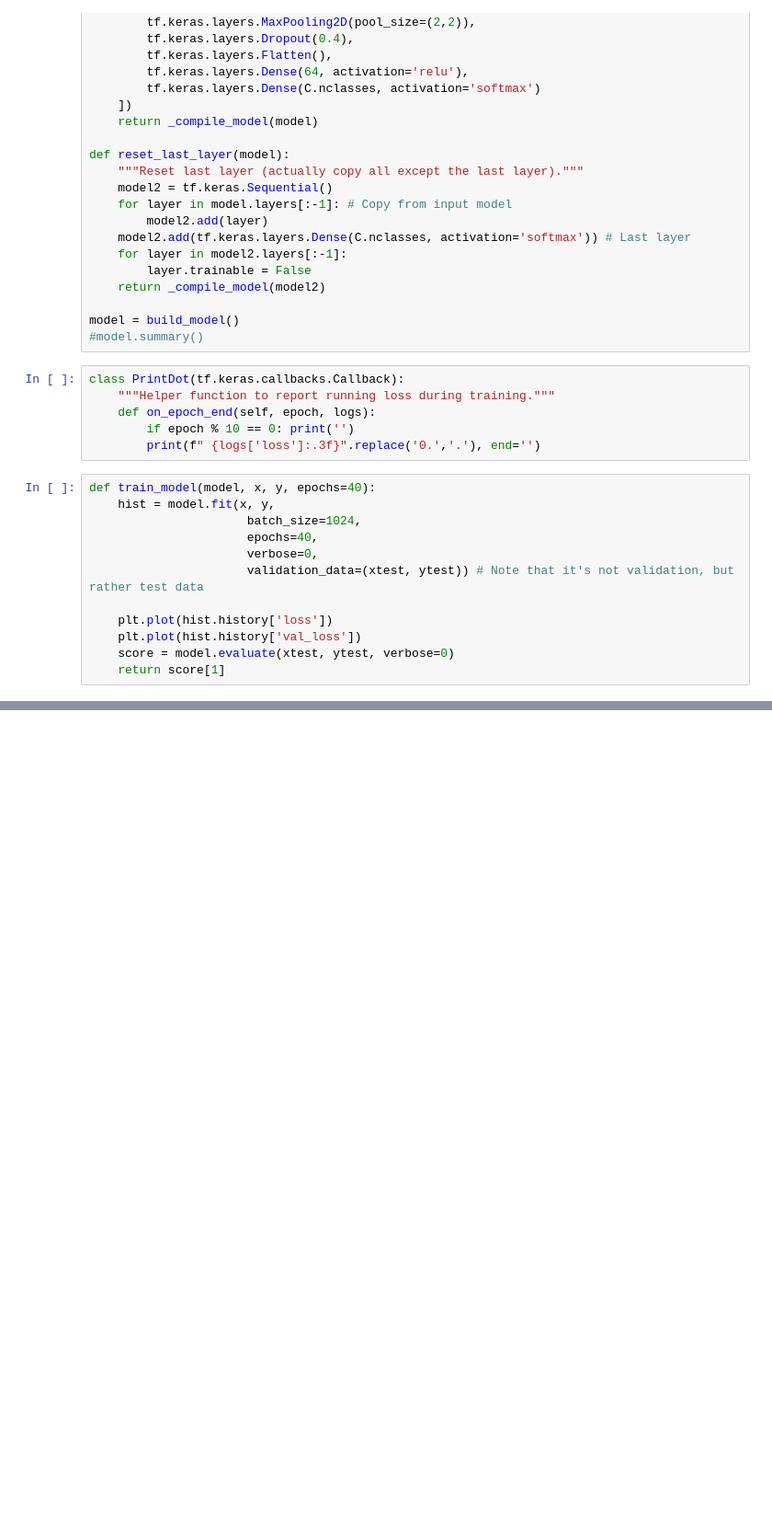
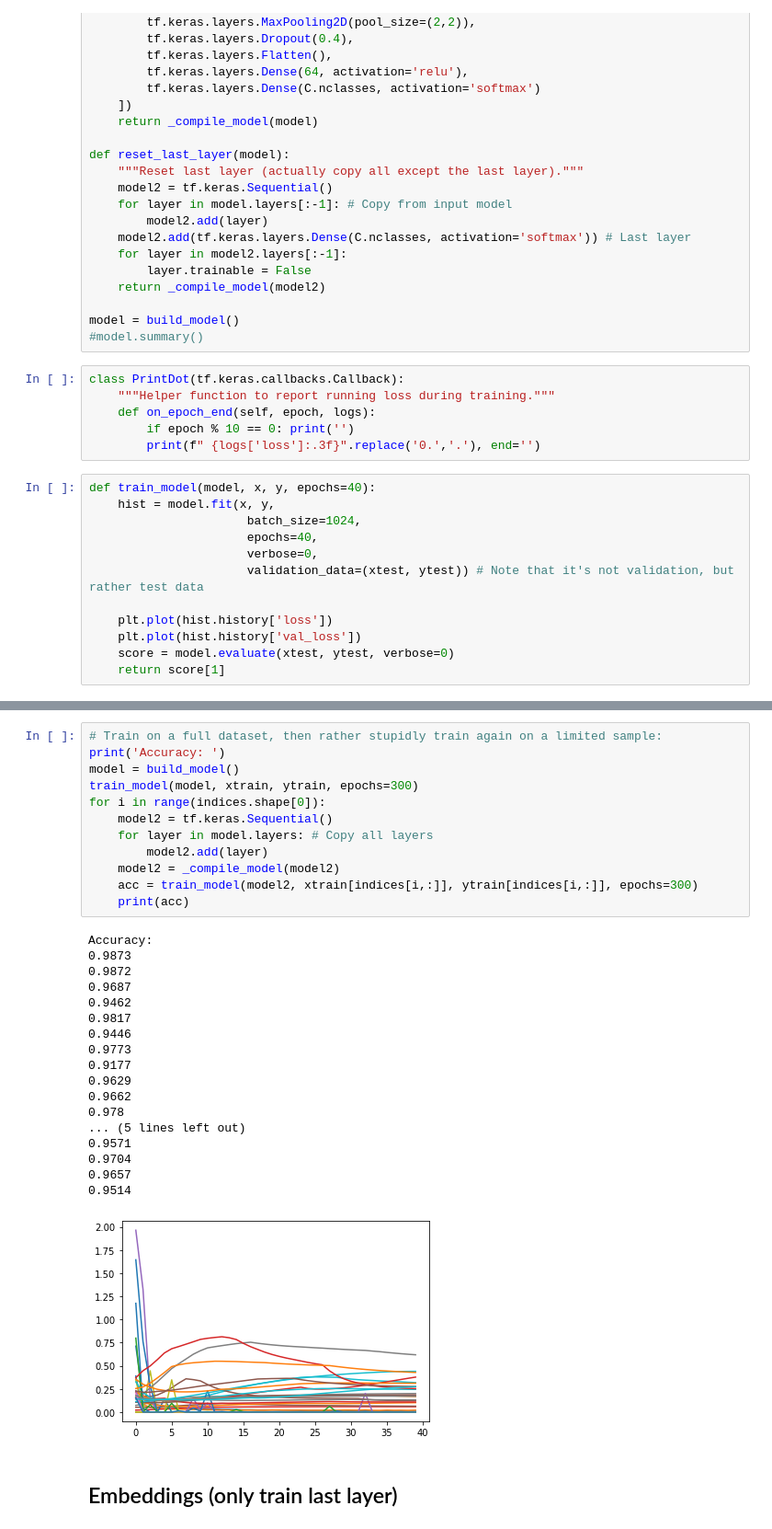
Before and after one commit to khakhalin/dl-playground, a Jupyter notebook: 05_random_labels_automated.ipynb, the cells around one changed output, grey strips where cells are left out. Shown at 92% size. Drawn from its saved outputs; the diff is of its cells as text; blank space fills up the shorter version.

```diff
--- a/05_random_labels_automated.ipynb
+++ b/05_random_labels_automated.ipynb
@@ -146 +176,34 @@ Accuracy:
+# %%
+# Train on a full dataset, then rather stupidly train again on a limited sample:
+print('Accuracy: ')
+model = build_model()
+train_model(model, xtrain, ytrain, epochs=300)
+for i in range(indices.shape[0]):
+    model2 = tf.keras.Sequential()
+    for layer in model.layers: # Copy all layers
+        model2.add(layer)
+    model2 = _compile_model(model2)
+    acc = train_model(model2, xtrain[indices[i,:]], ytrain[indices[i,:]], epochs=300)
+    print(acc)
+# %% [output]
+Accuracy:
+0.9873
+0.9872
+0.9687
+0.9462
+0.9817
+0.9446
+0.9773
+0.9177
+0.9629
+0.9662
+0.978
+... (5 lines left out)
+0.9571
+0.9704
+0.9657
+0.9514
+[figure, added]
+# %% [markdown]
+## Embeddings (only train last layer)
 # %%
```
Also changed, not shown: parts of 9 cells of this notebook, 4 other files.
